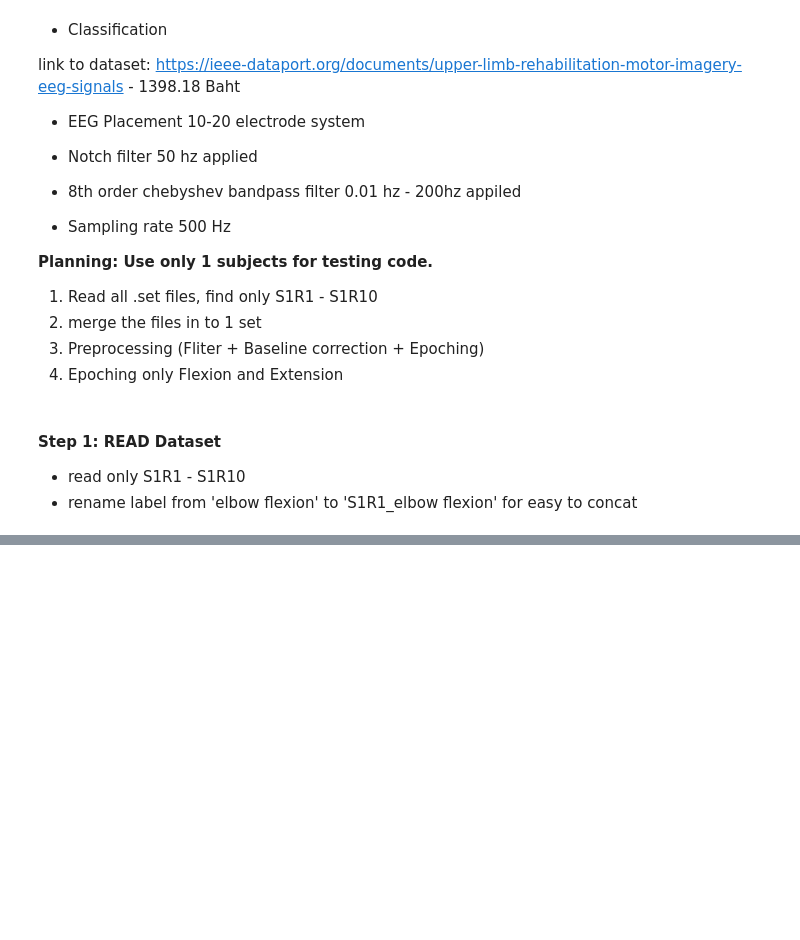
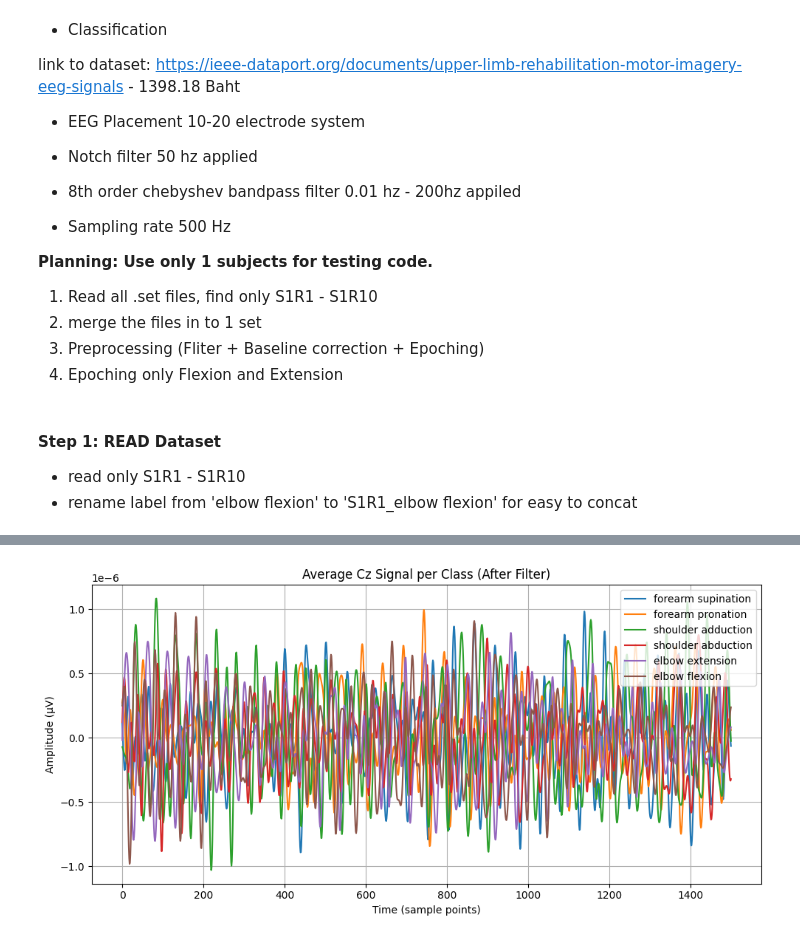
Before and after one commit to CharlotteXIII/StudioV_opentopics, a Jupyter notebook: Test3_S1_code.ipynb, the cells around one changed output, grey strips where cells are left out. Cells and saved outputs as stored; diff of their text form; code cells hidden in the pictures; blank space fills up the shorter version.

```diff
--- a/Test3_S1_code.ipynb
+++ b/Test3_S1_code.ipynb
@@ -241,0 +257,21 @@ Epoch 1799: elbow extension
+# %%
+#ดู mean signal (channel เช่น Cz) เปรียบเทียบแต่ละคลาส
+cz_idx = filtered_epochs.ch_names.index('Cz')
+X_bandpassed = filtered_epochs.get_data()  # เอา data ออกมาจาก filtered_epochs
+
+plt.figure(figsize=(10,5))
+
+for class_id in np.unique(y_all):
+    class_name = list(label_map.keys())[class_id]
+    mean_signal = X_bandpassed[y_all == class_id, cz_idx, :].mean(axis=0)
+    plt.plot(mean_signal, label=class_name)
+
+plt.title("Average Cz Signal per Class (After Filter)")
+plt.xlabel("Time (sample points)")
+plt.ylabel("Amplitude (μV)")
+plt.legend()
+plt.grid(True)
+plt.tight_layout()
+plt.show()
+# %% [output]
+[figure, added]
```
Also changed, not shown: parts of 19 cells of this notebook.
